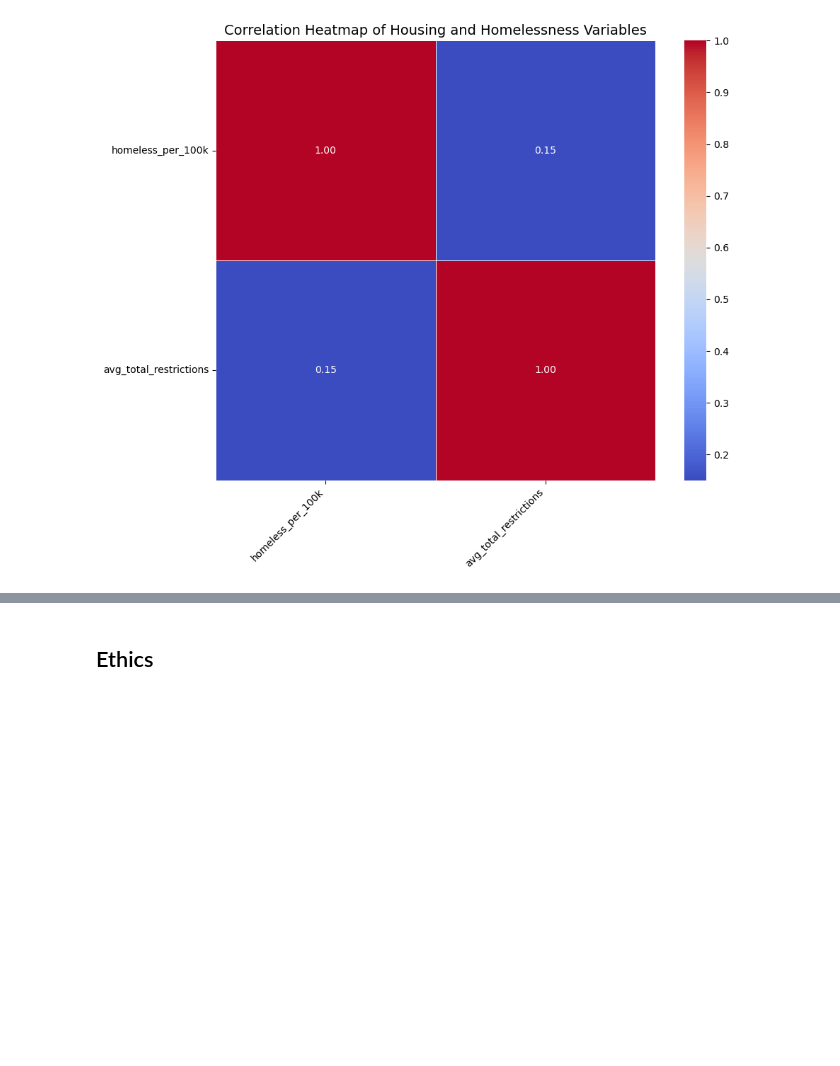
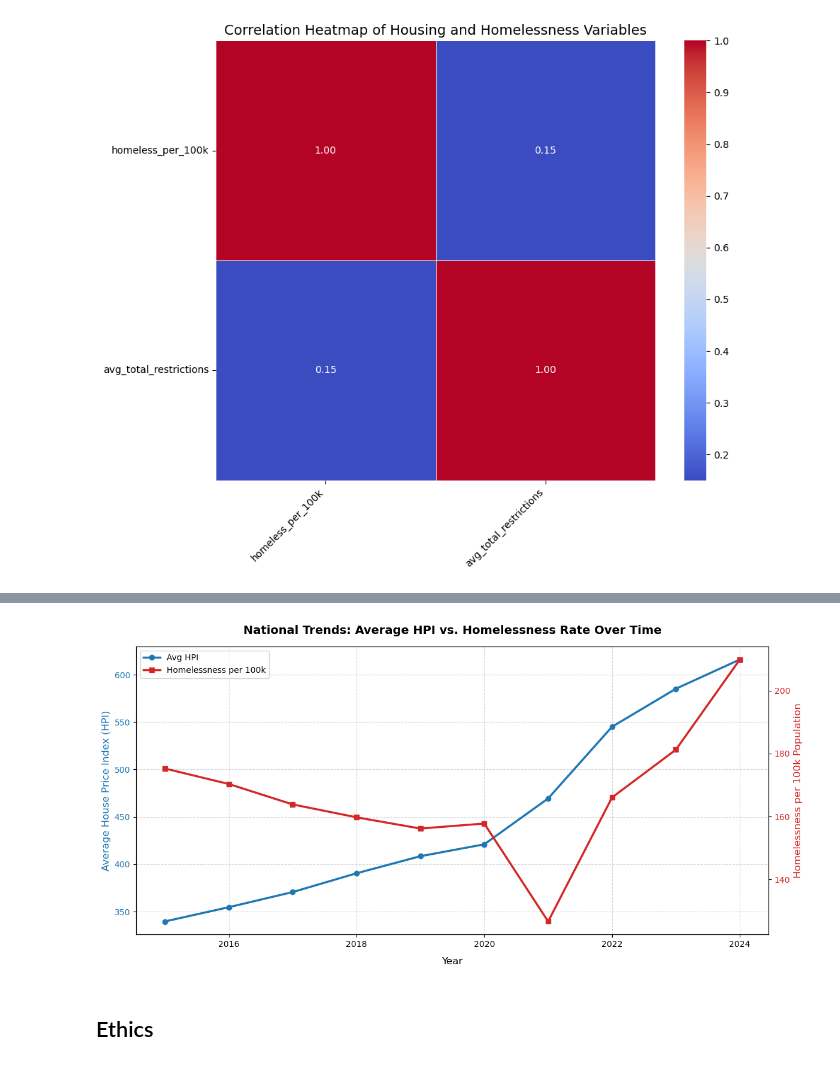
Before and after one commit to COGS108/Group-SP26-085, a Jupyter notebook: 02-EDACheckpoint.ipynb, the cells around one changed output, grey strips where cells are left out. Drawn from its saved outputs; the diff is of its cells as text; code cells hidden in the pictures; blank space fills up the shorter version.

Commit message:
add hpi and homelessness chart

```diff
--- a/02-EDACheckpoint.ipynb
+++ b/02-EDACheckpoint.ipynb
@@ -1811,0 +1822,84 @@ Columns used: ['homeless_per_100k', 'avg_total_restrictions']
+# %%
+### PART ONE
+# Correlation Analysis: Checking if HPI and homelessness move together.
+correlation = merged['avg_hpi'].corr(merged['homeless_per_100k'])
+print(f"Pearson Correlation Coefficient: {correlation:.2f}")
+
+# Summary Statistics
+print(merged[['avg_hpi', 'homeless_per_100k']].describe())
+
+# the first plot below won't work but I'll keep as work reference. I will adjust lines of code to become comments
+
+# Initialize the plot and the first axis
+#fig, ax1 = plt.subplots(figsize=(12, 6))
+
+# Plot Average HPI on the left Y-axis (ax1)
+#color_hpi = '#1f77b4'  # Muted Blue
+#ax1.set_xlabel('year', fontsize=12, labelpad=10)
+#ax1.set_ylabel('Average House Price Index (HPI)', color=color_hpi, fontsize=12)
+#line1 = ax1.plot(merged['year'], merged['avg_hpi'], color=color_hpi, linewidth=2.5, marker='o', label='Avg HPI')
+#ax1.tick_params(axis='y', labelcolor=color_hpi)
+#ax1.grid(True, linestyle='--', alpha=0.5)
+
+# Create a secondary Y-axis sharing the same X-axis
+#ax2 = ax1.twinx()
+
+# Plot Homelessness per 100k on the right Y-axis (ax2)
+#color_homeless = '#d62728'  # Muted Red
+#ax2.set_ylabel('Homelessness per 100k Population', color=color_homeless, fontsize=12)
+#line2 = ax2.plot(merged['year'], merged['homeless_per_100k'], color=color_homeless, linewidth=2.5, marker='s', label='Homelessness per 100k')
+#ax2.tick_params(axis='y', labelcolor=color_homeless)
+
+# Combining legends from both axes
+#lines = line1 + line2
+#labels = [l.get_label() for l in lines]
+#ax1.legend(lines, labels, loc='upper left', fontsize=10)
+
+# Final formatting
+#plt.title('National Trends: Average HPI vs. Homelessness Rate Over Time', fontsize=14, fontweight='bold', pad=15)
+#fig.tight_layout()
+
+# this plot so far won't work!
+
+# ---------- #
+### PART TWO ###
+# ---------- #
+
+# the graph in the previous block of code was visually confusing, below is the code to fix the differences in data aggregation
+# Collapsed data to national averages
+# Group by year column to get exactly one value per year
+df_national = merged.groupby('year')[['avg_hpi', 'homeless_per_100k']].mean().reset_index()
+
+# Sorting by year to ensure lines connect chronologically without zig-zagging
+df_national = df_national.sort_values('year')
+
+
+# New fixed graph
+fig, ax1 = plt.subplots(figsize=(12, 6))
+
+# Left Y-Axis: HPI
+color_hpi = '#1f77b4'
+ax1.set_xlabel('Year', fontsize=12, labelpad=10)
+ax1.set_ylabel('Average House Price Index (HPI)', color=color_hpi, fontsize=12)
+line1 = ax1.plot(df_national['year'], df_national['avg_hpi'],
+                 color=color_hpi, linewidth=2.5, marker='o', label='Avg HPI')
+ax1.tick_params(axis='y', labelcolor=color_hpi)
+ax1.grid(True, linestyle='--', alpha=0.5)
+
+# Right Y-Axis: Homelessness
+ax2 = ax1.twinx()
+color_homeless = '#d62728'
+ax2.set_ylabel('Homelessness per 100k Population', color=color_homeless, fontsize=12)
+line2 = ax2.plot(df_national['year'], df_national['homeless_per_100k'],
+                 color=color_homeless, linewidth=2.5, marker='s', label='Homelessness per 100k')
+ax2.tick_params(axis='y', labelcolor=color_homeless)
+
+# Combining legends
+lines = line1 + line2
+labels = [l.get_label() for l in lines]
+ax1.legend(lines, labels, loc='upper left', fontsize=10)
+
+plt.title('National Trends: Average HPI vs. Homelessness Rate Over Time', fontsize=14, fontweight='bold', pad=15)
+fig.tight_layout()
+plt.show()
+# %% [output]
@@ -1812,3 +1916,4 @@ Columns used: ['homeless_per_100k', 'avg_total_restrictions']
+[figure, added]
 # %% [markdown]
 ## Ethics
 # %% [markdown]
```
Also changed, not shown: parts of 7 cells of this notebook.
